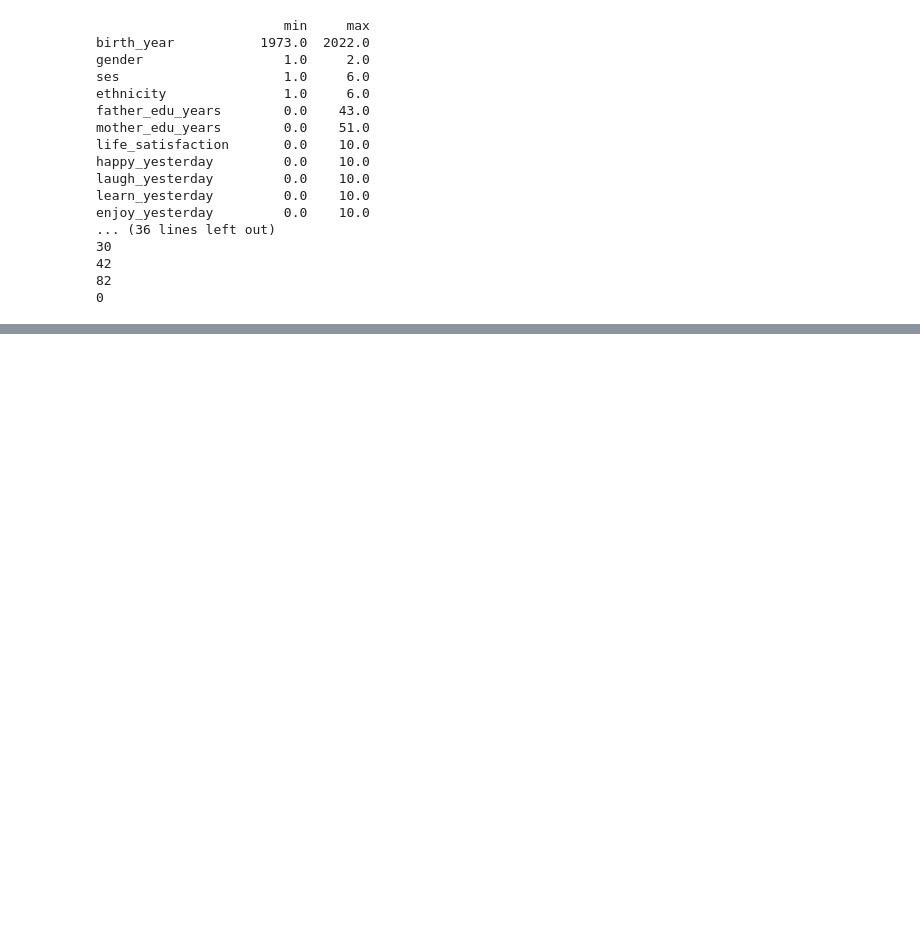
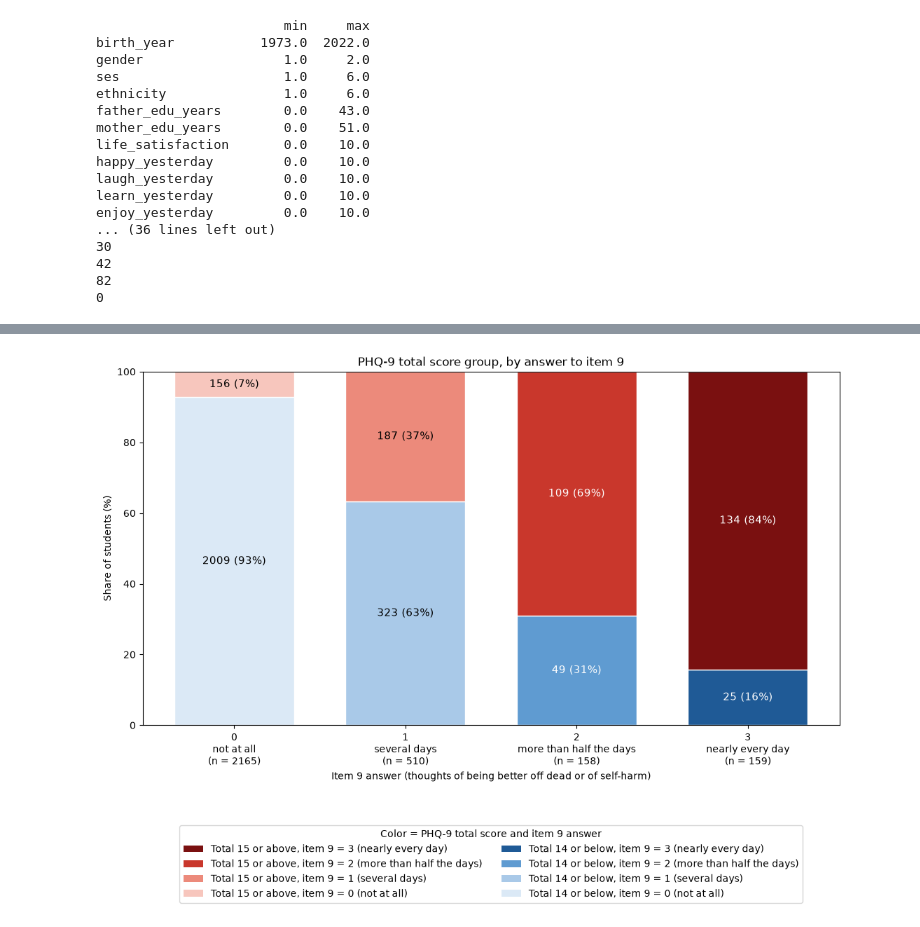
Before and after one commit to jenny-palti/depression-likelihood-analyzer, a Jupyter notebook: stage3_new_dataset.ipynb, the cells around one changed output, grey strips where cells are left out. Saved outputs shown, nothing was run; the diff lists cells and outputs as text; code cells hidden in the pictures; blank space fills up the shorter version.

```diff
--- a/stage3_new_dataset.ipynb
+++ b/stage3_new_dataset.ipynb
@@ -89,0 +164,44 @@ enjoy_yesterday         0.0    10.0
+# %%
+from matplotlib.patches import Patch
+
+answer_words = {0: "not at all", 1: "several days",
+                2: "more than half the days", 3: "nearly every day"}
+
+tbl = pd.crosstab(df["phq9"], df["high_total"])
+tbl.columns = ["low", "high"]
+pct = tbl.div(tbl.sum(axis=1), axis=0) * 100
+
+blues = ["#dbe9f6", "#a9c9e8", "#5f9bd1", "#1f5a96"]
+reds = ["#f7c6bd", "#ec8a7b", "#c9372c", "#7a1010"]
+text_colors = ["black", "black", "white", "white"]
+
+fig, ax = plt.subplots(figsize=(11, 8.5))
+
+for answer in tbl.index:
+    low_pct = pct.loc[answer, "low"]
+    high_pct = pct.loc[answer, "high"]
+    ax.bar(answer, low_pct, color=blues[answer], edgecolor="white", width=0.7)
+    ax.bar(answer, high_pct, bottom=low_pct, color=reds[answer], edgecolor="white", width=0.7)
+    ax.text(answer, low_pct / 2, f"{tbl.loc[answer, 'low']} ({low_pct:.0f}%)",
+            ha="center", va="center", color=text_colors[answer], fontsize=11)
+    ax.text(answer, low_pct + high_pct / 2, f"{tbl.loc[answer, 'high']} ({high_pct:.0f}%)",
+            ha="center", va="center", color=text_colors[answer], fontsize=11)
+
+handles = [Patch(facecolor=reds[a], label=f"Total 15 or above, item 9 = {a} ({answer_words[a]})")
+           for a in [3, 2, 1, 0]]
+handles += [Patch(facecolor=blues[a], label=f"Total 14 or below, item 9 = {a} ({answer_words[a]})")
+            for a in [3, 2, 1, 0]]
+ax.legend(handles=handles, title="Color = PHQ-9 total score and item 9 answer",
+          loc="upper center", bbox_to_anchor=(0.5, -0.27), ncol=2, fontsize=10)
+
+ax.set_xticks(list(tbl.index))
+ax.set_xticklabels([f"{a}\n{answer_words[a]}\n(n = {tbl.loc[a].sum()})" for a in tbl.index])
+ax.set_ylim(0, 100)
+ax.set_xlabel("Item 9 answer (thoughts of being better off dead or of self-harm)")
+ax.set_ylabel("Share of students (%)")
+ax.set_title("PHQ-9 total score group, by answer to item 9")
+plt.tight_layout()
+plt.savefig("figures/item9_by_total.png", dpi=150, bbox_inches="tight")
+plt.show()
+# %% [output]
+[figure, added]
```
Also changed, not shown: parts of 7 cells of this notebook, 4 other files.
